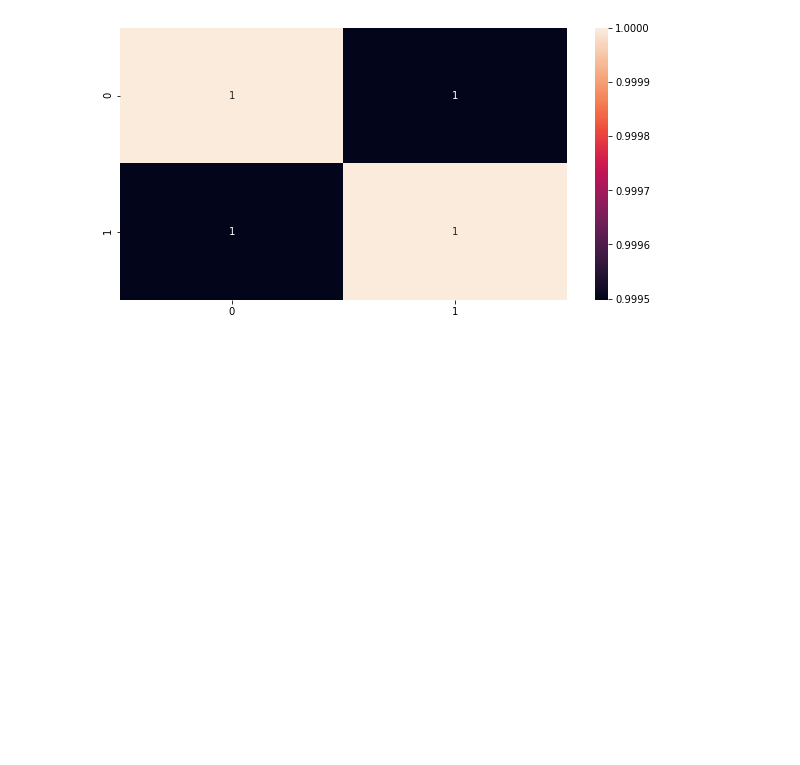
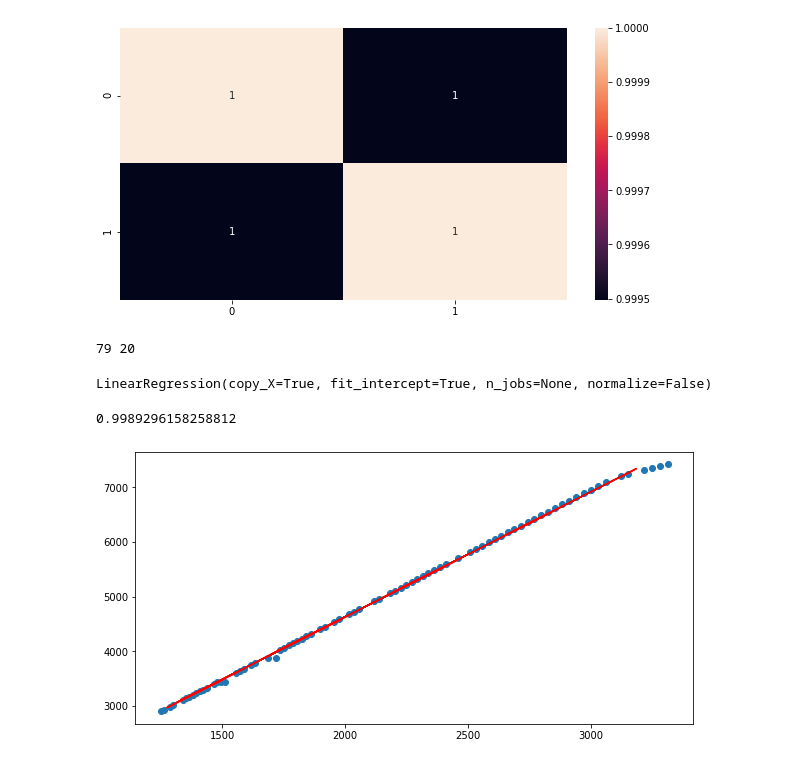
Before and after one commit to reinaldosantana89/Aplica-o-Web-Gerenciamento-Financeiro, a Jupyter notebook: ML_Regressao_Linear.ipynb, the cells around one changed output. Drawn from its saved outputs; the diff is of its cells as text; code cells hidden in the pictures; blank space fills up the shorter version.

```diff
--- a/ML_Regressao_Linear.ipynb
+++ b/ML_Regressao_Linear.ipynb
@@ -142,3 +142,33 @@ plt.figure( figsize=(10,5))
 sns.heatmap( Correlação, annot=True);
 # %% [output]
 [figure]
+# %%
+Eixo_x = Eixo_x.reshape(-1,1)
+Eixo_y = Eixo_y.reshape(-1,1)
+# %%
+from sklearn.model_selection import train_test_split
+x_treinamento, x_teste, y_treinamento, y_teste = train_test_split(
+    Eixo_x,
+    Eixo_y,
+    test_size=0.20
+)
+# %%
+print(len( x_treinamento), len(x_teste))
+# %% [output]
+79 20
+# %%
+from sklearn.linear_model import LinearRegression
+Funcao_Regressao = LinearRegression()
+Funcao_Regressao.fit( x_treinamento, y_treinamento)
+# %% [output]
+LinearRegression(copy_X=True, fit_intercept=True, n_jobs=None, normalize=False)
+# %%
+Funcao_Regressao.score(x_treinamento, y_treinamento)
+# %% [output]
+0.9989296158258812
+# %%
+plt.figure(figsize=(10,5))
+plt.scatter(x_treinamento, y_treinamento)
+plt.plot(x_teste, Funcao_Regressao.predict(x_teste), color = 'red');
+# %% [output]
+[figure, added]
```
